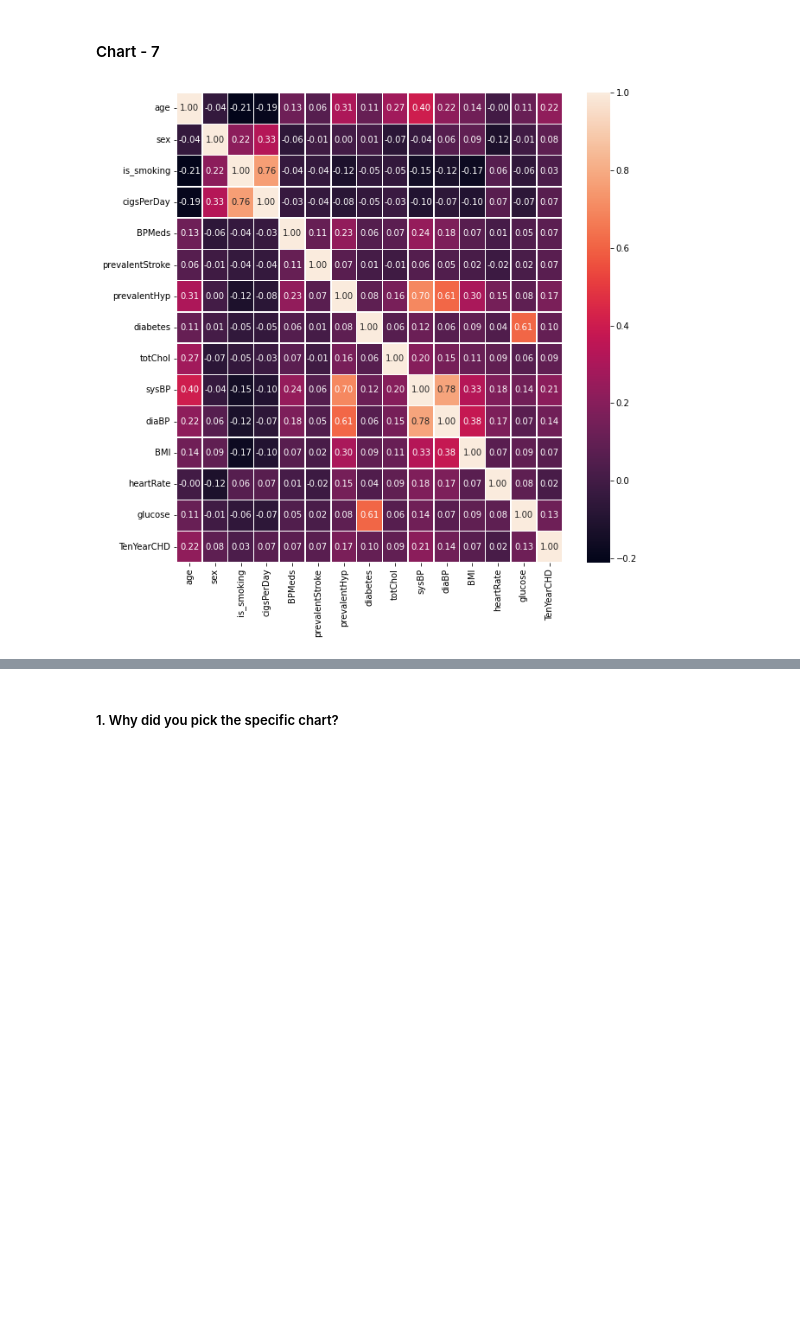
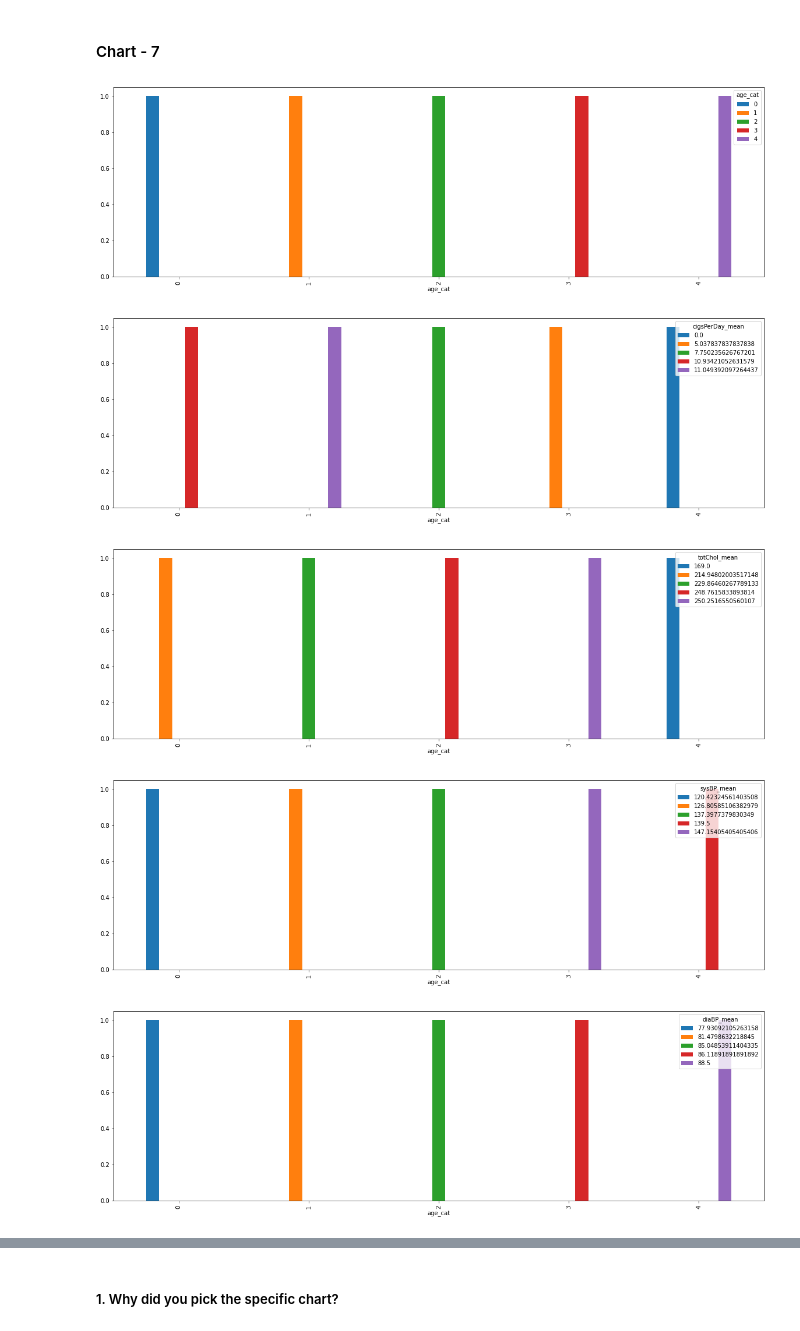
Before and after one commit to Mihirgupta2001/Classification-Capstone-Project, a Jupyter notebook: Classification_Capstone_Project.ipynb, the cells around one changed output, grey strips where cells are left out. Cells and saved outputs as stored; diff of their text form; code cells hidden in the pictures; blank space fills up the shorter version.

```diff
--- a/Classification_Capstone_Project.ipynb
+++ b/Classification_Capstone_Project.ipynb
@@ -566,15 +581,25 @@ Are there any insights that lead to negative growth? Justify with specific reaso
 Answer Here
 # %% [markdown]
 #### Chart - 7
-# %%
-# Chart - 4 visualization code
-# Let's make our correlation matrix a little prettier
-corr_matrix = df.corr()
-fig, ax = plt.subplots(figsize=(10, 10))
-ax = sns.heatmap(corr_matrix,
-                 annot=True,
-                 linewidths=0.5,
-                 fmt=".2f"
-                 );
-# %% [output]
-[figure, removed]
+# %%
+continous_features = df[['age','cigsPerDay','totChol', 'sysBP','diaBP', 'BMI', 'heartRate', 'glucose']]
+relevant_df = continous_features
+relevant_df['age_cat'] = relevant_df['age'].apply(lambda x : 0 if x < 40 else (1 if 40 <= x < 50 else (2 if 50<= x < 60 else (3 if 60<= x < 70 else 4))))
+relevant_df.drop('age',axis =1,inplace=True)
+relevant_df = relevant_df.groupby(["age_cat"]).mean()
+relevant_df = relevant_df.rename(columns = {'cigsPerDay':'cigsPerDay_mean',
+                                            'totChol':'totChol_mean',
+                                            'sysBP':'sysBP_mean',
+                                            'diaBP':'diaBP_mean'})
+relevant_df.reset_index(inplace=True)
+#relevant_df
+relevant_df_features = relevant_df.columns
+for col in relevant_df_features:
+  featuring = relevant_df[col]
+  pd.crosstab(relevant_df.age_cat,featuring).plot(kind="bar",figsize=(20,6))
+# %% [output]
+[figure, added]
+[figure, added]
+[figure, added]
+[figure, added]
+[figure, added]
```
Also changed, not shown: parts of 8 cells of this notebook.
